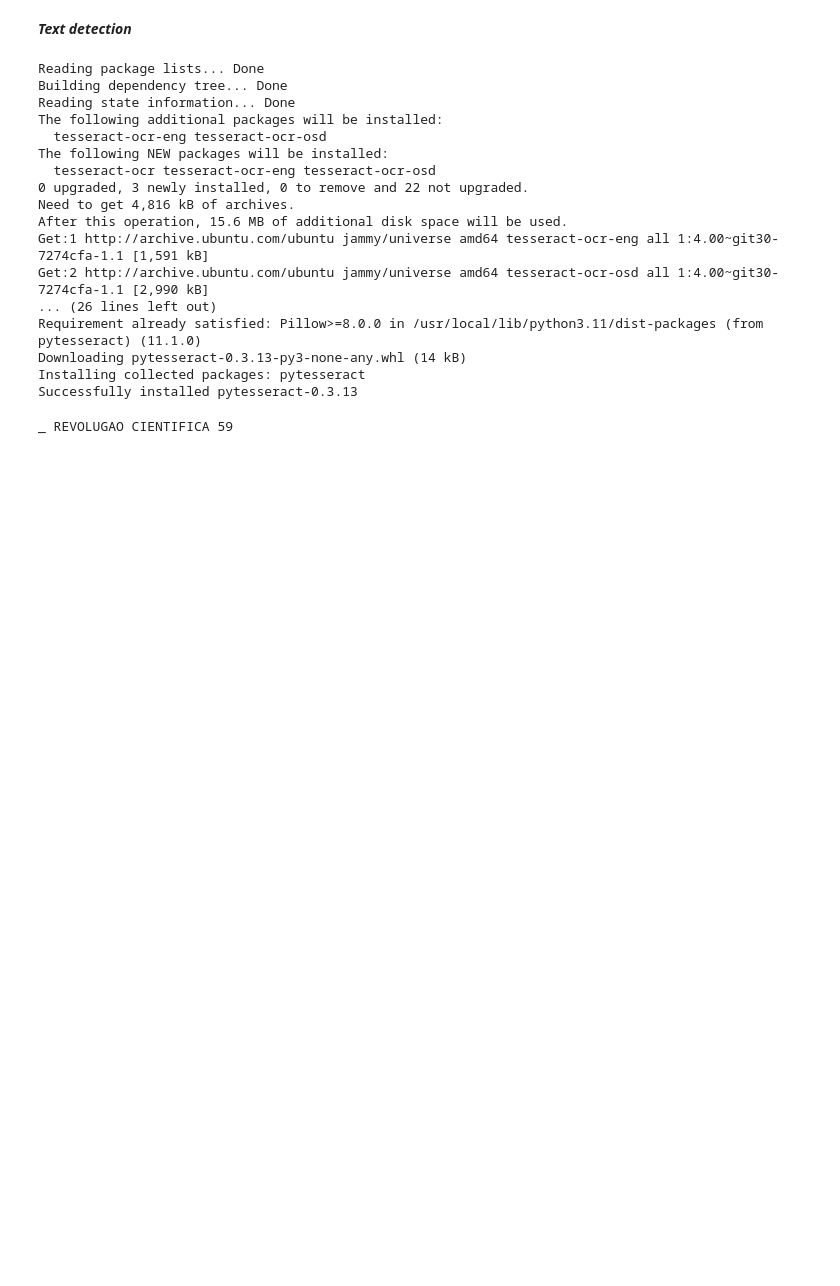
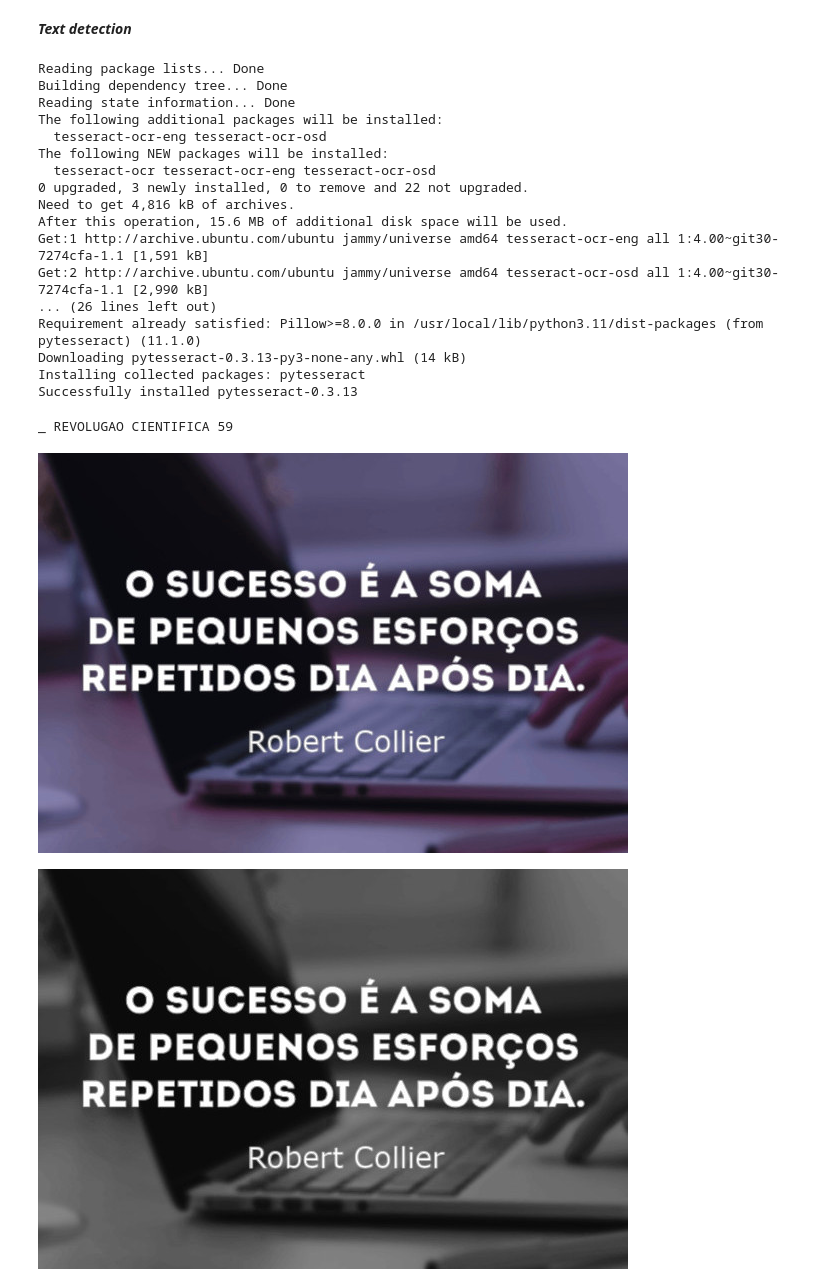
Before and after one commit to gopalbala/img-processing, a Jupyter notebook: preprocess.ipynb, the cells around one changed output. Cells and saved outputs as stored; diff of their text form; code cells hidden in the pictures; blank space fills up the shorter version.

Commit message:
read multiline sentence with background image

```diff
--- a/preprocess.ipynb
+++ b/preprocess.ipynb
@@ -293,3 +293,11 @@ text = pytesseract.image_to_string(gaublur)
 print(text)
 # %% [output]
 _ REVOLUGAO CIENTIFICA 59
+# %%
+sent = cv2.imread('/content/sentence.jpg')
+cv2_imshow(sent)
+gscsent = cv2.cvtColor(sent,cv2.COLOR_BGR2GRAY)
+cv2_imshow(gscsent)
+# %% [output]
+[figure, added]
+[figure, added]
```
Also changed, not shown: parts of 3 cells of this notebook.
